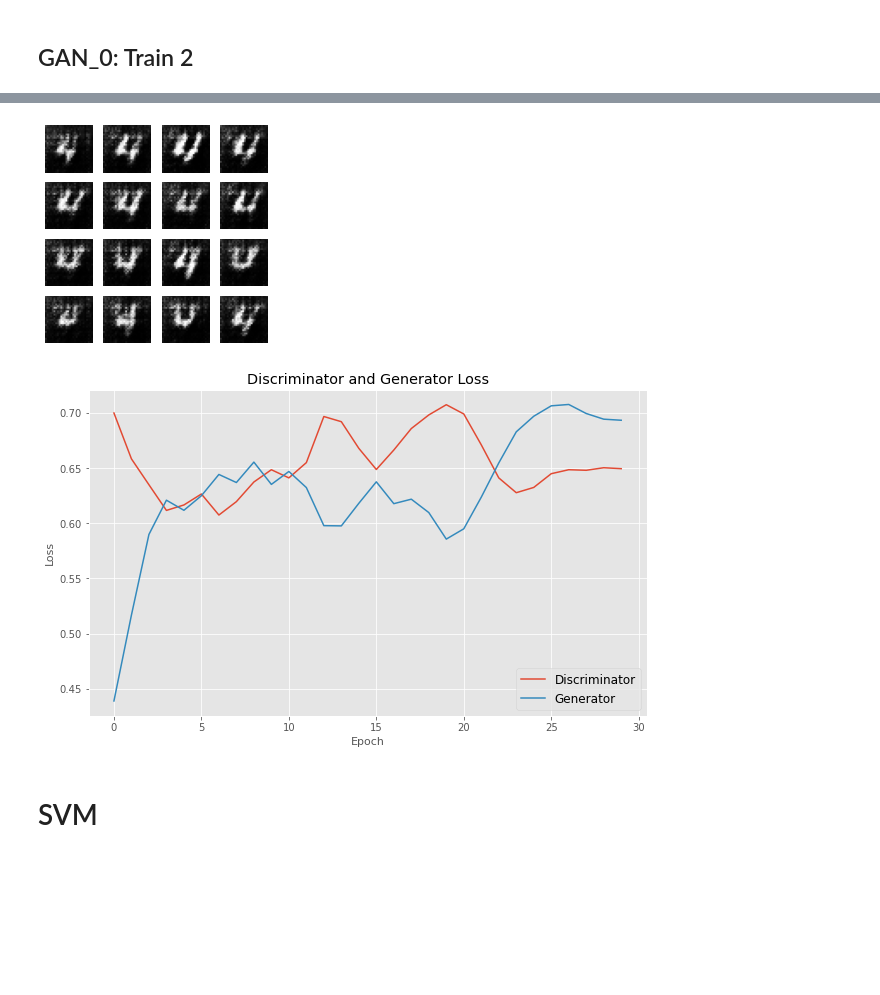
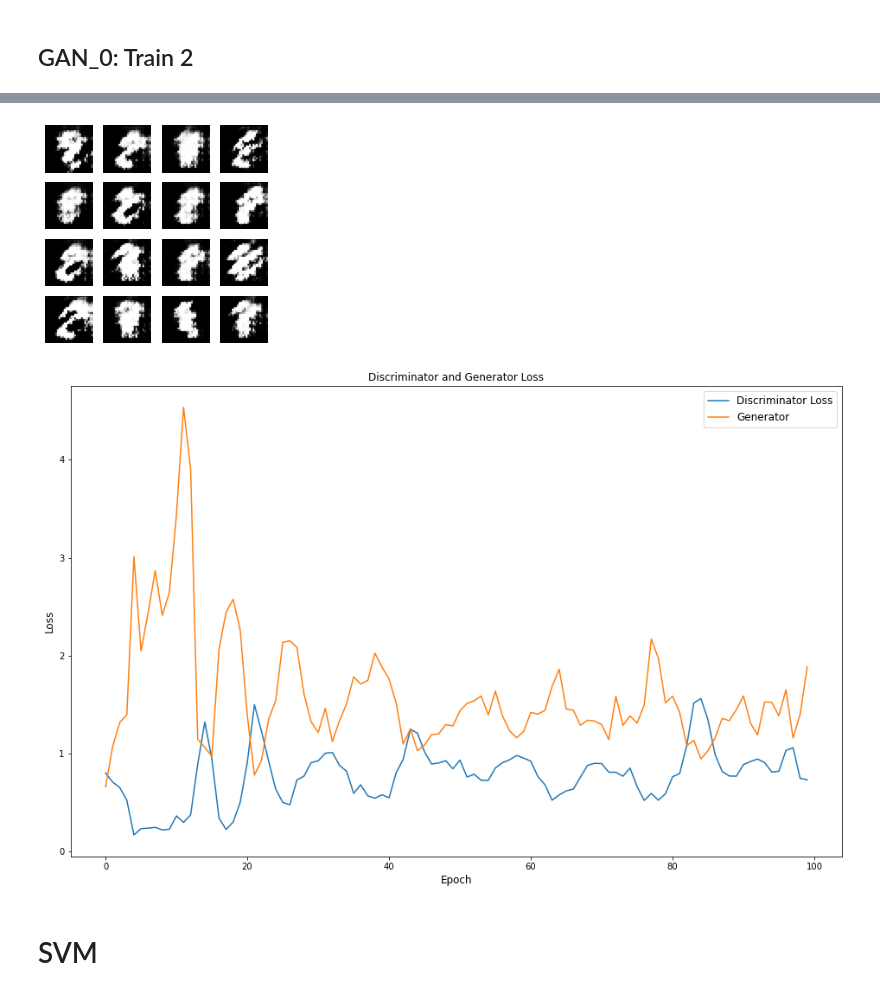
Before and after one commit to iamfredo/gans_mnist, a Jupyter notebook: gans_test.ipynb, the cells around one changed output, grey strips where cells are left out. Cells and saved outputs as stored; diff of their text form; code cells hidden in the pictures; blank space fills up the shorter version.

```diff
--- a/gans_test.ipynb
+++ b/gans_test.ipynb
@@ -134,13 +174,13 @@ def discriminator_loss(real_output, fake_output):
     real_loss = cross_entropy(tf.ones_like(real_output), real_output)
     fake_loss = cross_entropy(tf.zeros_like(fake_output), fake_output)
     total_loss = real_loss + fake_loss
-    return 0.5*total_loss, real_loss, fake_loss
+    return total_loss, real_loss, fake_loss
 
 def generator_loss(fake_output):
     return cross_entropy(tf.ones_like(fake_output), fake_output)
 # %%
-generator_optimizer = tf.keras.optimizers.Adam(5e-5)
-discriminator_optimizer = tf.keras.optimizers.Adam(5e-5)
+generator_optimizer = tf.keras.optimizers.Adam(learning_rate=0.0001)
+discriminator_optimizer = tf.keras.optimizers.Adam(learning_rate=0.0001)
 # %% [markdown]
 # Checkpoints
 # %%
@@ -155,7 +195,7 @@ checkpoint = tf.train.Checkpoint(generator_optimizer=generator_optimizer,
 # %%
 EPOCHS = 50
 noise_dim = 100
-num_examples_to_generate = 256
+num_examples_to_generate = 16
 
 # You will reuse this seed overtime (so it's easier)
 # to visualize progress in the animated GIF)
@@ -314,11 +482,0 @@ train(train_dataset_1, 30, generator=generator_01, discriminator=discriminator_0
-# %%
-# Loss plots
-plt.figure(figsize=(10,6))
-plt.plot(d_loss_plot)
-plt.plot(g_loss_plot)
-plt.title("Discriminator and Generator Loss")
-plt.ylabel("Loss", fontsize=11)
-plt.xlabel("Epoch", fontsize=11)
-plt.legend(["Discriminator", "Generator"], fontsize=12)
-plt.style.use("ggplot")
-plt.show()
@@ -399,34 +720,30 @@ plt.show()
 # %%
-generator_04 = tf.keras.models.clone_model(generator_0)
-generator_04.build((None, 100)) # replace 10 with number of variables in input layer
-generator_04.compile(optimizer=generator_optimizer, loss='categorical_crossentropy')
-generator_04.set_weights(generator_0.get_weights())
+# Dict to save dicts with generated images per epoche
+GAN_8 = {}
 
-discriminator_04 = tf.keras.models.clone_model(discriminator_0)
-discriminator_04.build((None, [28, 28, 1])) # replace 10 with number of variables in input layer
-discriminator_04.compile(optimizer=discriminator_optimizer, loss='categorical_crossentropy')
-discriminator_04.set_weights(discriminator_0.get_weights())
-
+generator_8 = create_generator_model()
+discriminator_8 = make_discriminator_model()
 
 gen_loss_dict = {}
 dis_loss_dict = {}
 d_loss_plot = []
+d_real_loss_plot = []
+d_fake_loss_plot = []
 g_loss_plot = []
 
-GAN_04 = {}
-train(train_dataset_4, 30, generator=generator_04, discriminator=discriminator_04, save_images_dict=GAN_04)
-
+train(train_dataset_8, 100, generator=generator_8, discriminator=discriminator_8, save_images_dict=GAN_8)
 
 # Loss plots
-plt.figure(figsize=(10,6))
+plt.figure(figsize=(16,10))
 plt.plot(d_loss_plot)
+#plt.plot(d_real_loss_plot)
+#plt.plot(d_fake_loss_plot)
 plt.plot(g_loss_plot)
 plt.title("Discriminator and Generator Loss")
-plt.ylabel("Loss", fontsize=11)
-plt.xlabel("Epoch", fontsize=11)
-plt.legend(["Discriminator", "Generator"], fontsize=12)
-plt.style.use("ggplot")
+plt.ylabel("Loss", fontsize=12)
+plt.xlabel("Epoch", fontsize=12)
+plt.legend(["Discriminator Loss", "Generator"], fontsize=12)
 plt.show()
 # %% [output]
-[figure, old version]
+[figure, new version]
-[figure, old version]
+[figure, new version]
```
Also changed, not shown: parts of 48 cells of this notebook.
